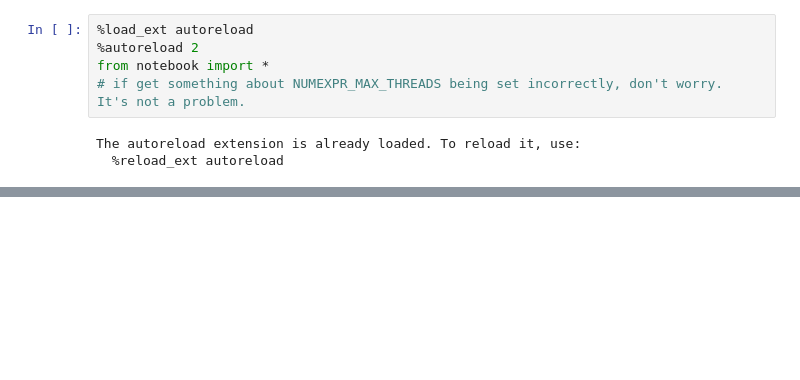
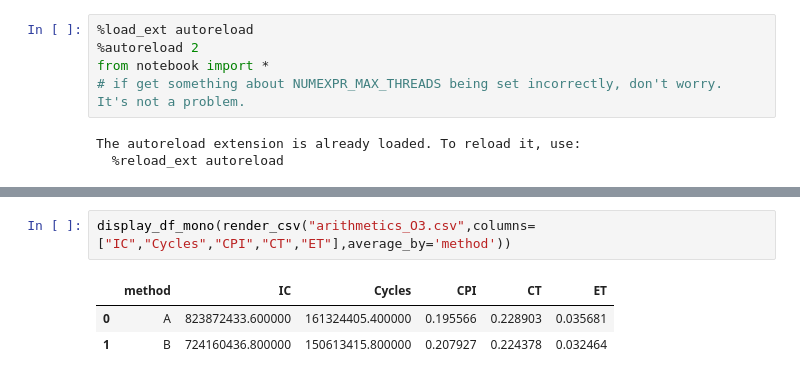
Before and after one commit to CS203UCR/2025fa, a Jupyter notebook: demo/pipeline/arithmetics.ipynb, the cells around one changed output, grey strips where cells are left out. Cells and saved outputs as stored; diff of their text form; blank space fills up the shorter version.

```diff
--- a/demo/pipeline/arithmetics.ipynb
+++ b/demo/pipeline/arithmetics.ipynb
@@ -74,0 +49,6 @@ sum: 1561323360 1.228837 seconds
+# %%
+display_df_mono(render_csv("arithmetics_O3.csv",columns=["IC","Cycles","CPI","CT","ET"],average_by='method'))
+# %% [output]
+|  | method | IC | Cycles | CPI | CT | ET |
+| 0 | A | 823872433.600000 | 161324405.400000 | 0.195566 | 0.228903 | 0.035681 |
+| 1 | B | 724160436.800000 | 150613415.800000 | 0.207927 | 0.224378 | 0.032464 |
```
Also changed, not shown: parts of 8 cells of this notebook, 5 other files.
